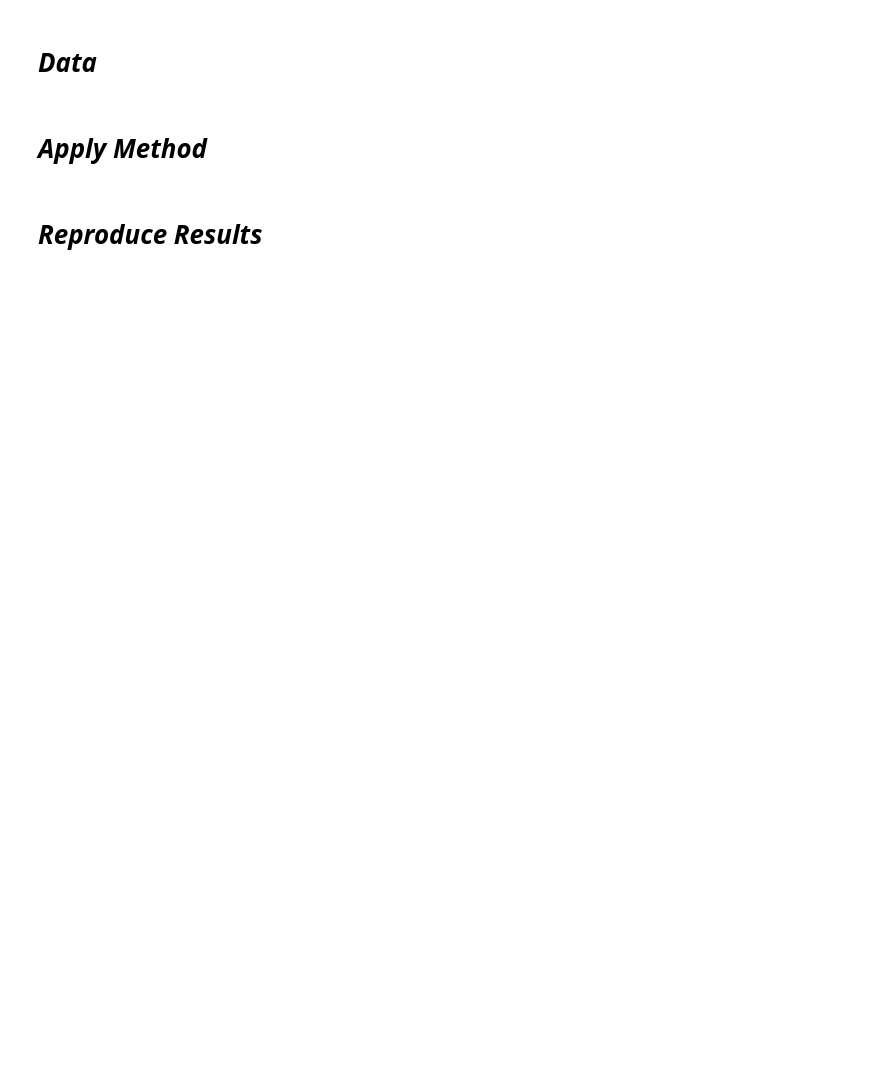
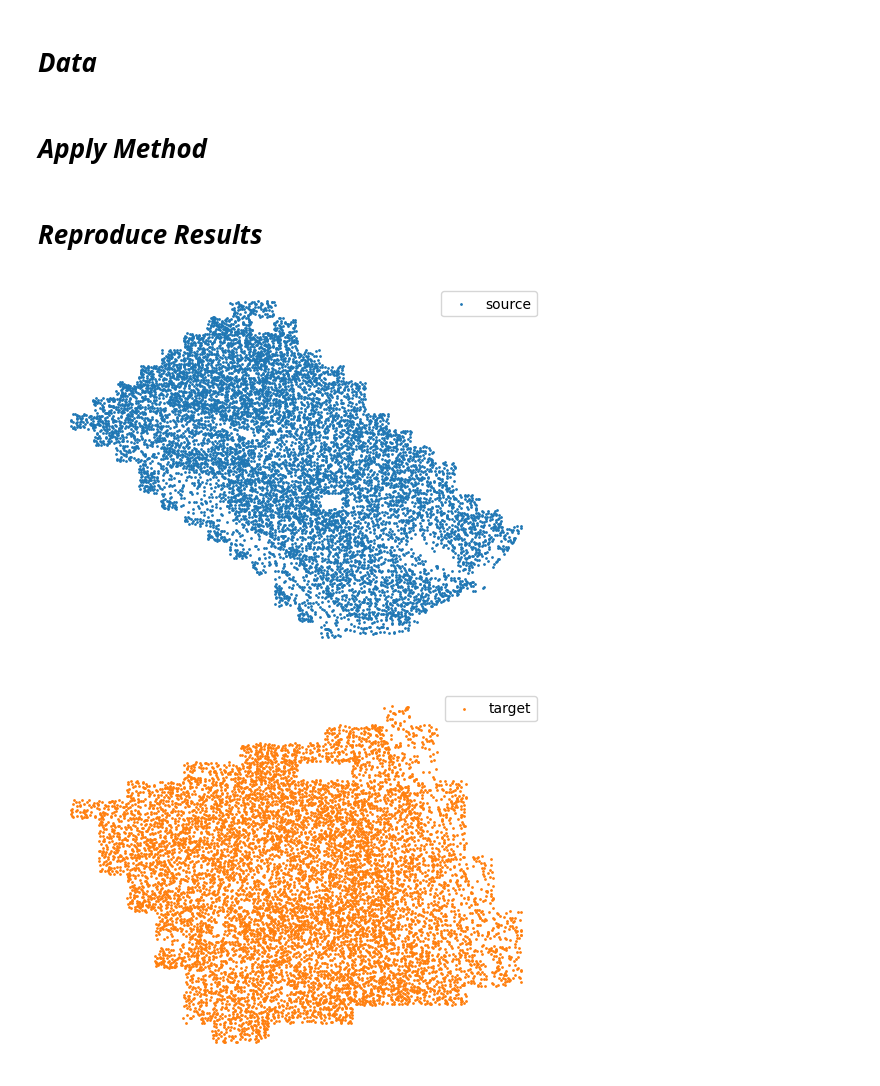
Before and after one commit to anupbhowmik/promt, a Jupyter notebook: alignment_performance_metric.ipynb, the cells around one changed output. Cells and saved outputs as stored; diff of their text form; code cells hidden in the pictures; blank space fills up the shorter version.

```diff
--- a/alignment_performance_metric.ipynb
+++ b/alignment_performance_metric.ipynb
@@ -482,10 +489,13 @@ def plot_results():
 # ***Reproduce Results***
 # %%
 data_dir = "./data/Mouse_brain_MERFISH/"
-data1="adata4wk_donor_id_4_slice_1"
-data2="adata24wk_donor_id_10_slice_1"
+data1="adata24wk_donor_id_10_slice_1"
+data2="adata90wk_donor_id_5_slice_1"
 
 sliceA, sliceB = load_data(data_dir, data1, data2)
+# %% [output]
+[figure, added]
+[figure, added]
 # %%
 
 # methods = ['promt', 'paste', 'stalign']
```
Also changed, not shown: parts of 5 cells of this notebook, 2 other files.
